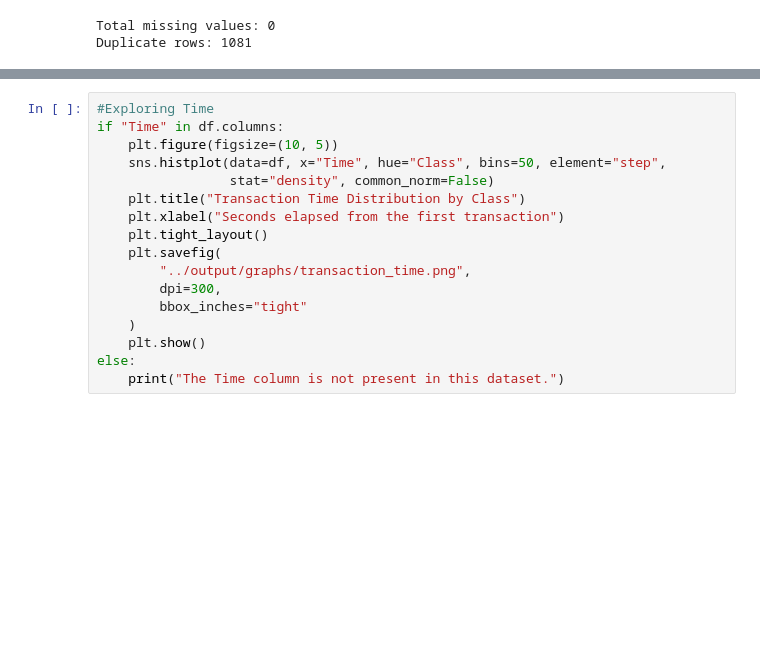
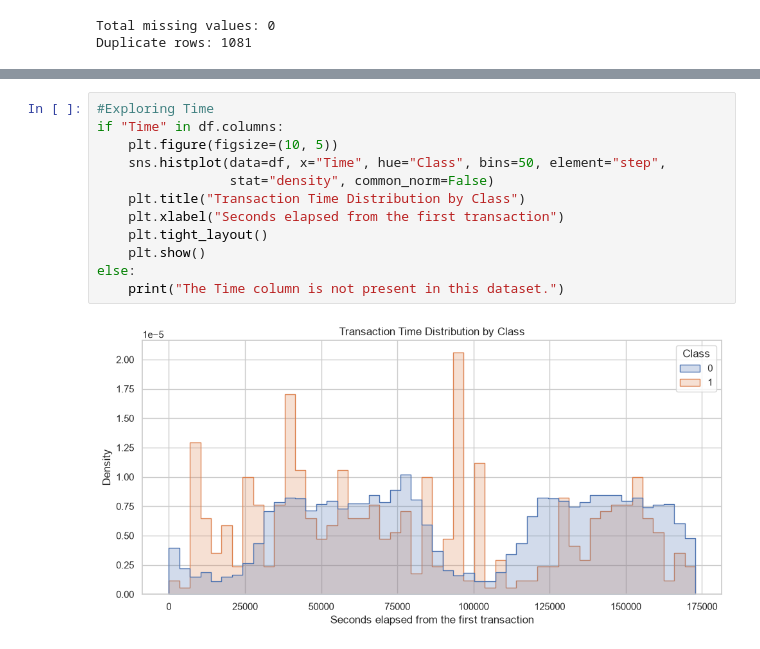
Before and after one commit to Krxna04/AI101, a Jupyter notebook: src/data_exploration.ipynb, the cells around one changed output, grey strips where cells are left out. Saved outputs shown, nothing was run; the diff lists cells and outputs as text; blank space fills up the shorter version.

```diff
--- a/src/data_exploration.ipynb
+++ b/src/data_exploration.ipynb
@@ -184,20 +183,17 @@ plt.show()
 # %%
 #Exploring Time
 if "Time" in df.columns:
     plt.figure(figsize=(10, 5))
     sns.histplot(data=df, x="Time", hue="Class", bins=50, element="step",
                  stat="density", common_norm=False)
     plt.title("Transaction Time Distribution by Class")
     plt.xlabel("Seconds elapsed from the first transaction")
     plt.tight_layout()
-    plt.savefig(
-        "../output/graphs/transaction_time.png",
-        dpi=300,
-        bbox_inches="tight"
-    )
     plt.show()
 else:
     print("The Time column is not present in this dataset.")
+# %% [output]
+[figure, added]
 # %%
 # Correlation matrix
 corr = df.corr(numeric_only=True)
```
Also changed, not shown: parts of 5 cells of this notebook, 3 other files.
